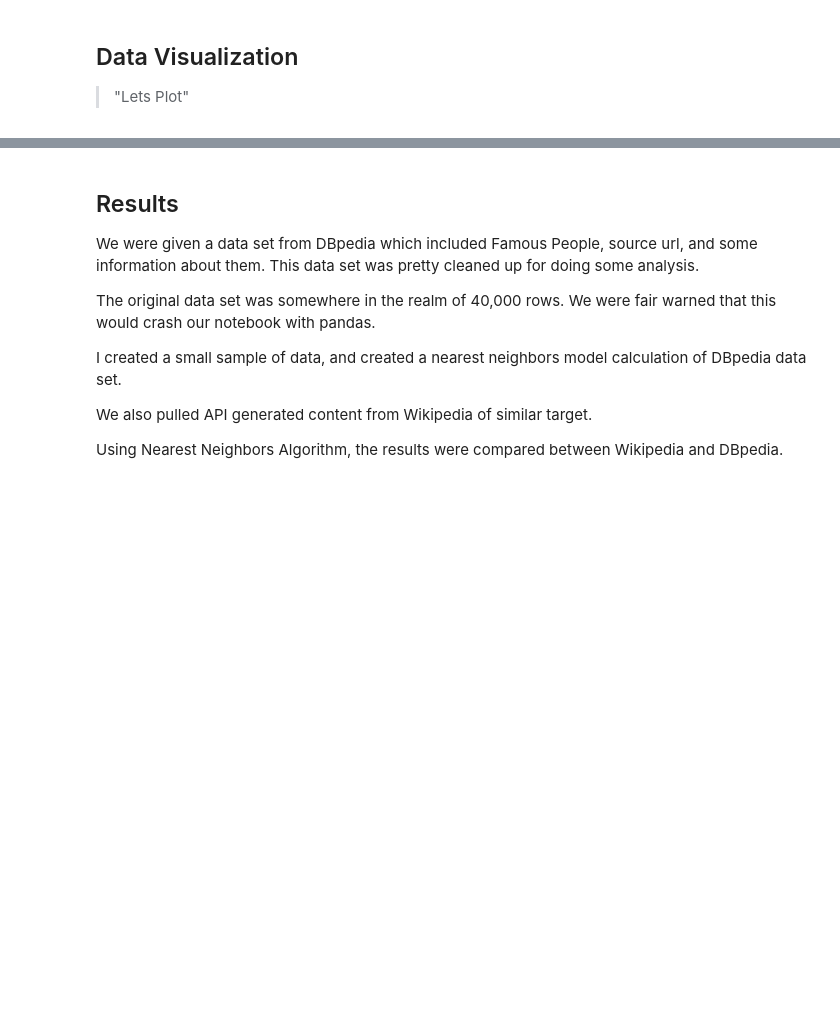
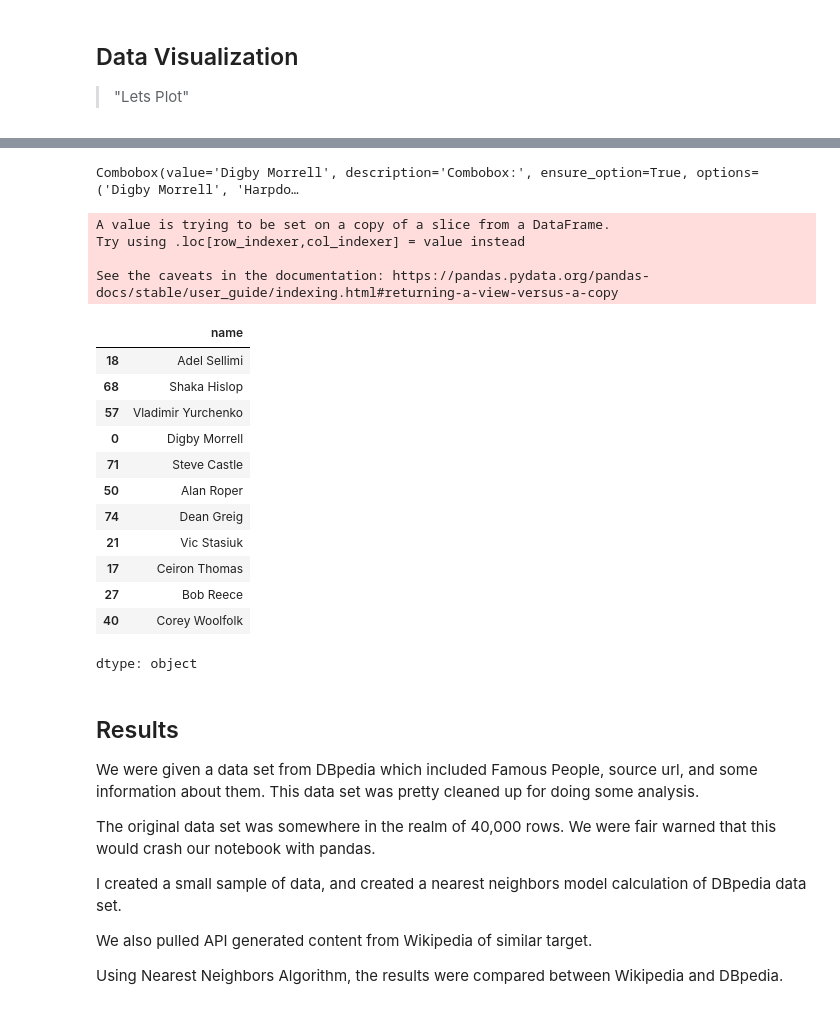
Before and after one commit to lisabortiz/Data-Science-Portfolio, a Jupyter notebook: Project_5/Project_5_NLP_Description_for_Students_v01.ipynb, the cells around one changed output, grey strips where cells are left out. Saved outputs shown, nothing was run; the diff lists cells and outputs as text; code cells hidden in the pictures; blank space fills up the shorter version.

```diff
--- a/Project_5/Project_5_NLP_Description_for_Students_v01.ipynb
+++ b/Project_5/Project_5_NLP_Description_for_Students_v01.ipynb
@@ -456,3 +454,56 @@ go.Figure(go.Scatter(x=wiki_df['orig_ranks'], y=wiki_df['wiki_ranks']), layout_t
+# %%
+def get_nearest_foo(data, target):
+  mask = data['name'].str.contains(r'[^\w\s]')
+  temp_clean = data[~mask]
+  temp_clean.reset_index(drop=True, inplace=True)
+  temp_clean['singular_text'] = temp_clean['text'].map(singularize_text)
+  vectorizer = CountVectorizer(stop_words='english')
+  bow_matrix = vectorizer.fit_transform(temp_clean['singular_text'])
+  tf_idf_matrix = TfidfTransformer()
+  tf_idf_famous = tf_idf_matrix.fit_transform(bow_matrix)
+  pick = (temp_clean['name']==target).to_numpy()
+  sent0 = tf_idf_famous[pick]
+  distances, indices = nn.kneighbors(
+    X = sent0,
+    n_neighbors = 11,
+  )
+  neighbor = temp_clean['name'][indices[0]]
+  return neighbor
+# %%
+#
+w = widgets.Combobox(
+    value='Digby Morrell',
+    placeholder='Choose Someone',
+    options=temp_clean['name'].tolist(),
+    description='Combobox:',
+    ensure_option=True,
+    disabled=False
+)
+# %%
+w
+# %% [output]
+Combobox(value='Digby Morrell', description='Combobox:', ensure_option=True, options=('Digby Morrell', 'Harpdo…
+# %%
+# tgt_name = input("Enter name from list")
+get_nearest_foo(temp, w.value)
+# %% [output]
+A value is trying to be set on a copy of a slice from a DataFrame.
+Try using .loc[row_indexer,col_indexer] = value instead
+
+See the caveats in the documentation: https://pandas.pydata.org/pandas-docs/stable/user_guide/indexing.html#returning-a-view-versus-a-copy
+|  | name |
+| 18 | Adel Sellimi |
+| 68 | Shaka Hislop |
+| 57 | Vladimir Yurchenko |
+| 0 | Digby Morrell |
+| 71 | Steve Castle |
+| 50 | Alan Roper |
+| 74 | Dean Greig |
+| 21 | Vic Stasiuk |
+| 17 | Ceiron Thomas |
+| 27 | Bob Reece |
+| 40 | Corey Woolfolk |
+dtype: object
 # %% [markdown]
 ## Results
 
```
Also changed, not shown: parts of 7 cells of this notebook.
